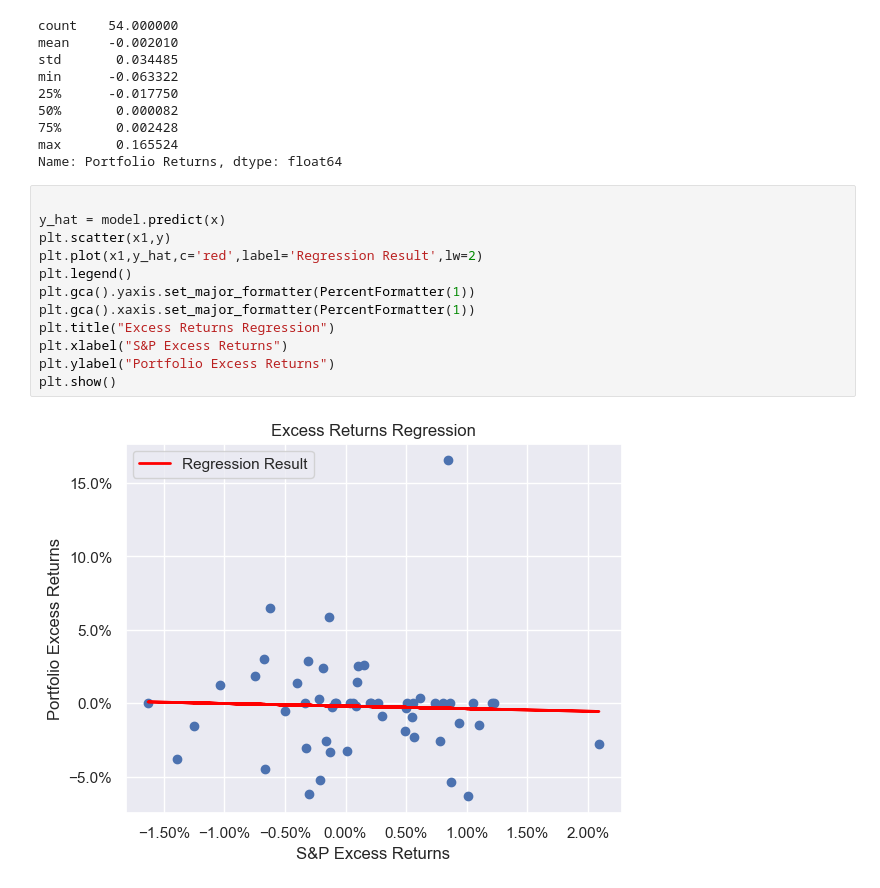
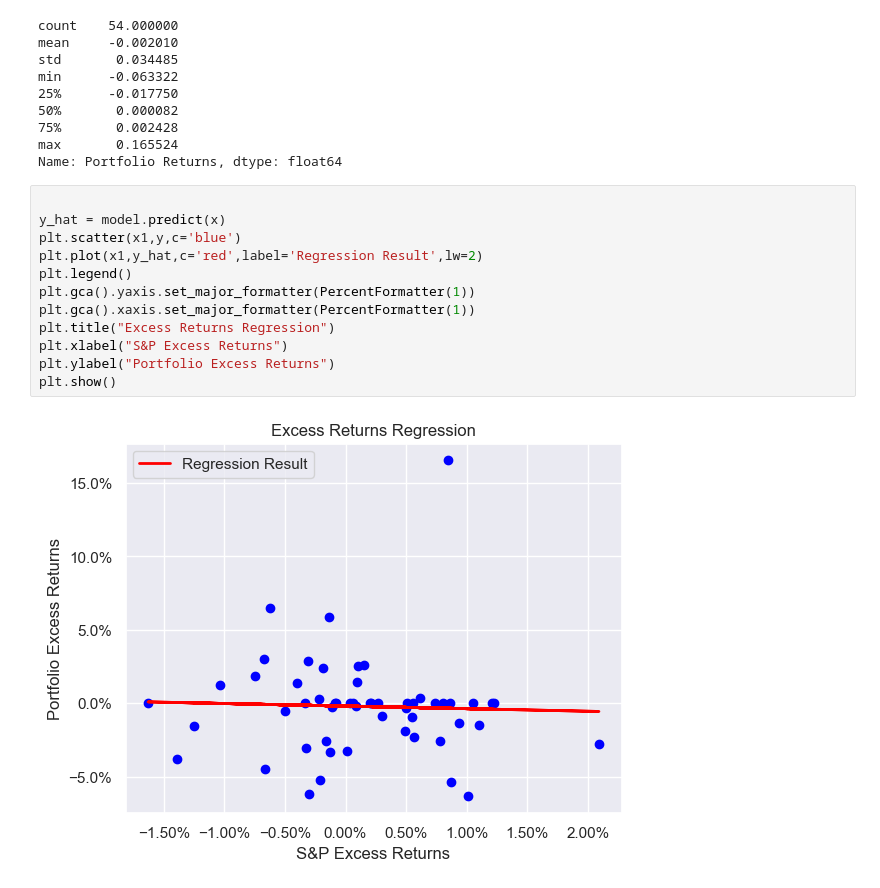
Before and after one commit to Steven23457/FNCE-443-Project, a Jupyter notebook: Portfolio Analysis.ipynb, the cells around one changed output. Cells and saved outputs as stored; diff of their text form.

```diff
--- a/Portfolio Analysis.ipynb
+++ b/Portfolio Analysis.ipynb
@@ -91,14 +91,14 @@ Name: Portfolio Returns, dtype: float64
 # %%
 
 y_hat = model.predict(x)
-plt.scatter(x1,y)
+plt.scatter(x1,y,c='blue')
 plt.plot(x1,y_hat,c='red',label='Regression Result',lw=2)
 plt.legend()
 plt.gca().yaxis.set_major_formatter(PercentFormatter(1))
 plt.gca().xaxis.set_major_formatter(PercentFormatter(1))
 plt.title("Excess Returns Regression")
 plt.xlabel("S&P Excess Returns")
 plt.ylabel("Portfolio Excess Returns")
 plt.show()
 # %% [output]
-[figure, old version]
+[figure, new version]
```
Also changed, not shown: parts of 1 cell of this notebook, 1 other file.
